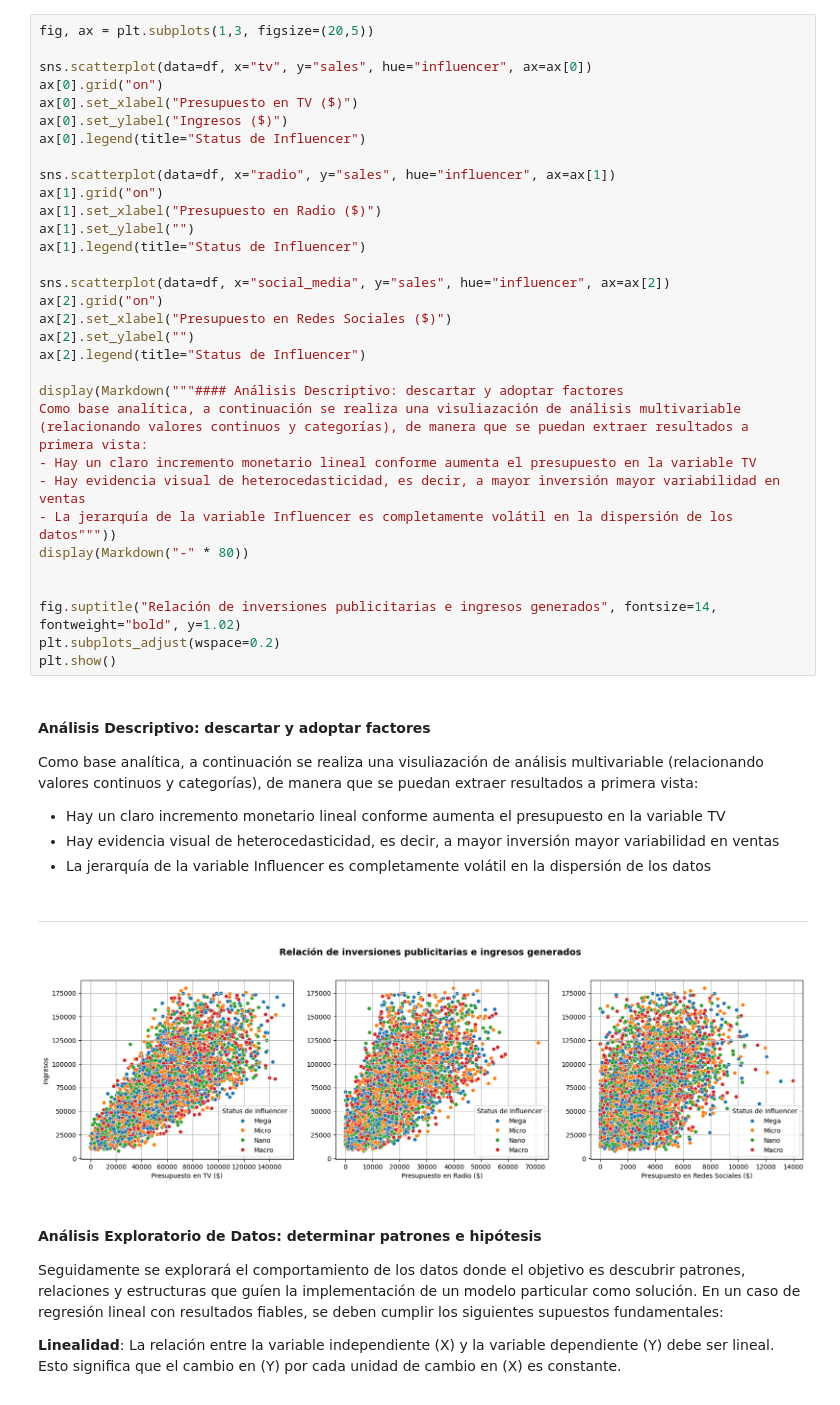
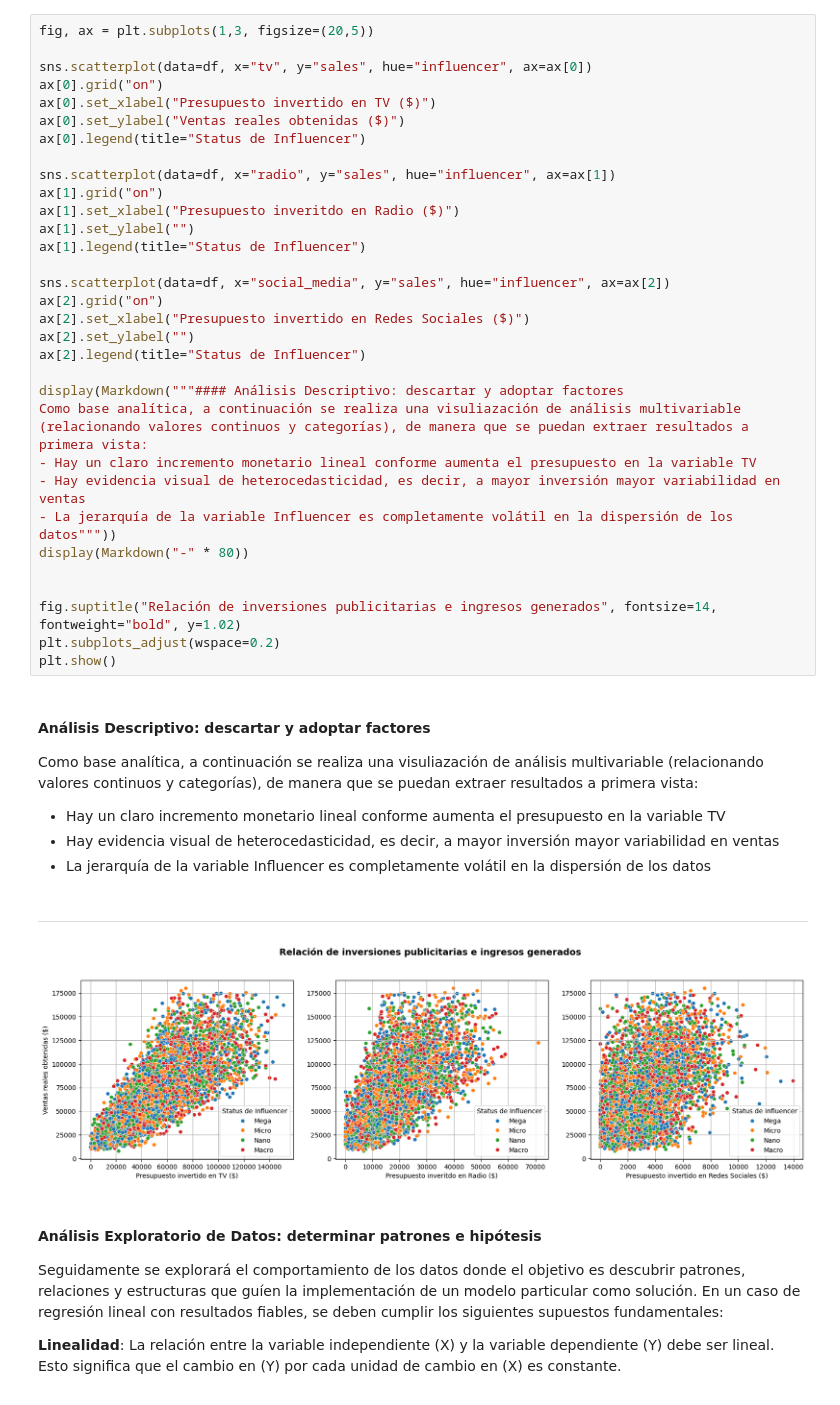
Before and after one commit to genagithub/proyecto-2, a Jupyter notebook: proyecto_2_mmm_product.ipynb, the cells around one changed output. Drawn from its saved outputs; the diff is of its cells as text.

```diff
--- a/proyecto_2_mmm_product.ipynb
+++ b/proyecto_2_mmm_product.ipynb
@@ -52,41 +53,41 @@ fig, ax = plt.subplots(1,3, figsize=(20,5))
 
 sns.scatterplot(data=df, x="tv", y="sales", hue="influencer", ax=ax[0])
 ax[0].grid("on")
-ax[0].set_xlabel("Presupuesto en TV ($)")
-ax[0].set_ylabel("Ingresos ($)")
+ax[0].set_xlabel("Presupuesto invertido en TV ($)")
+ax[0].set_ylabel("Ventas reales obtenidas ($)")
 ax[0].legend(title="Status de Influencer")
 
 sns.scatterplot(data=df, x="radio", y="sales", hue="influencer", ax=ax[1])
 ax[1].grid("on")
-ax[1].set_xlabel("Presupuesto en Radio ($)")
+ax[1].set_xlabel("Presupuesto inveritdo en Radio ($)")
 ax[1].set_ylabel("")
 ax[1].legend(title="Status de Influencer")
 
 sns.scatterplot(data=df, x="social_media", y="sales", hue="influencer", ax=ax[2])
 ax[2].grid("on")
-ax[2].set_xlabel("Presupuesto en Redes Sociales ($)")
+ax[2].set_xlabel("Presupuesto invertido en Redes Sociales ($)")
 ax[2].set_ylabel("")
 ax[2].legend(title="Status de Influencer")
 
 display(Markdown("""#### Análisis Descriptivo: descartar y adoptar factores
 Como base analítica, a continuación se realiza una visuliazación de análisis multivariable (relacionando valores continuos y categorías), de manera que se puedan extraer resultados a primera vista:
 - Hay un claro incremento monetario lineal conforme aumenta el presupuesto en la variable TV
 - Hay evidencia visual de heterocedasticidad, es decir, a mayor inversión mayor variabilidad en ventas
 - La jerarquía de la variable Influencer es completamente volátil en la dispersión de los datos"""))
 display(Markdown("-" * 80))
 
 
 fig.suptitle("Relación de inversiones publicitarias e ingresos generados", fontsize=14, fontweight="bold", y=1.02)
 plt.subplots_adjust(wspace=0.2)
 plt.show()
 # %% [output]
 #### Análisis Descriptivo: descartar y adoptar factores
 Como base analítica, a continuación se realiza una visuliazación de análisis multivariable (relacionando valores continuos y categorías), de manera que se puedan extraer resultados a primera vista:
 - Hay un claro incremento monetario lineal conforme aumenta el presupuesto en la variable TV
 - Hay evidencia visual de heterocedasticidad, es decir, a mayor inversión mayor variabilidad en ventas
 - La jerarquía de la variable Influencer es completamente volátil en la dispersión de los datos
 --------------------------------------------------------------------------------
-[figure, old version]
+[figure, new version]
 # %% [markdown]
 #### Análisis Exploratorio de Datos: determinar patrones e hipótesis
 
```
Also changed, not shown: parts of 3 cells of this notebook.
